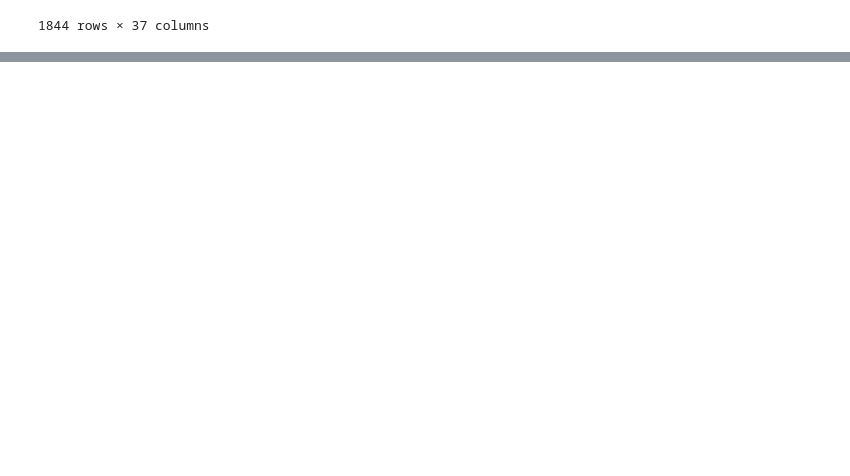
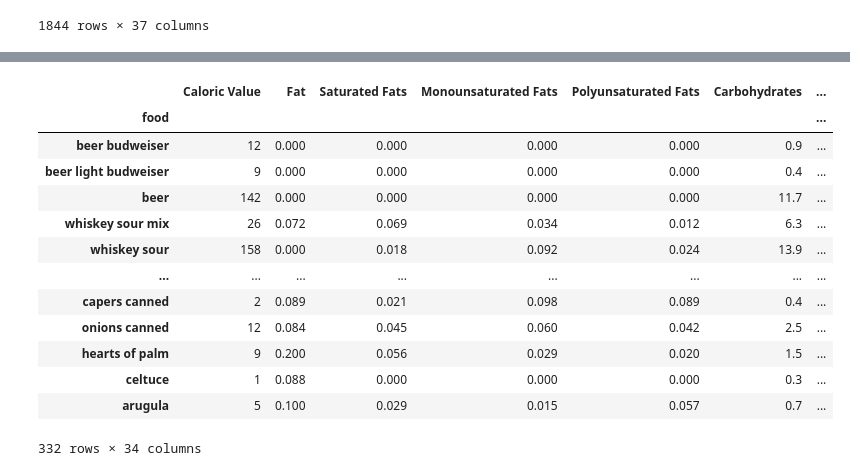
Before and after one commit to Robin-star-lab/Food_Analysis, a Jupyter notebook: FOOD_Analysis.ipynb, the cells around one changed output, grey strips where cells are left out. Saved outputs shown, nothing was run; the diff lists cells and outputs as text; code cells hidden in the pictures; blank space fills up the shorter version.

```diff
--- a/FOOD_Analysis.ipynb
+++ b/FOOD_Analysis.ipynb
@@ -146,0 +368,13 @@ droped_df
+# %%
+def Outlier_detection(column):
+    Q1 = column.quantile(0.25)
+    Q3 = column.quantile(0.75)
+    IQR =Q3 - Q1
+    lower_limit = Q1 - (1.5*IQR)
+    upper_limit = Q3 + (1.5*IQR)
+
+    return column.apply(lambda x: x<lower_limit or x>upper_limit)
+
+Outliers=outlier_df.apply(Outlier_detection)
+
+print (Outliers)
@@ -146,0 +399,19 @@ droped_df
+# %%
+# Droping outliers
+df_cleaned=final_df[~Outliers.any(axis=1)]
+df_cleaned
+# %% [output]
+|  | Caloric Value | Fat | Saturated Fats | Monounsaturated Fats | Polyunsaturated Fats | Carbohydrates | ... |
+| food |  |  |  |  |  |  | ... |
+| beer budweiser | 12 | 0.000 | 0.000 | 0.000 | 0.000 | 0.9 | ... |
+| beer light budweiser | 9 | 0.000 | 0.000 | 0.000 | 0.000 | 0.4 | ... |
+| beer | 142 | 0.000 | 0.000 | 0.000 | 0.000 | 11.7 | ... |
+| whiskey sour mix | 26 | 0.072 | 0.069 | 0.034 | 0.012 | 6.3 | ... |
+| whiskey sour | 158 | 0.000 | 0.018 | 0.092 | 0.024 | 13.9 | ... |
+| ... | ... | ... | ... | ... | ... | ... | ... |
+| capers canned | 2 | 0.089 | 0.021 | 0.098 | 0.089 | 0.4 | ... |
+| onions canned | 12 | 0.084 | 0.045 | 0.060 | 0.042 | 2.5 | ... |
+| hearts of palm | 9 | 0.200 | 0.056 | 0.029 | 0.020 | 1.5 | ... |
+| celtuce | 1 | 0.088 | 0.000 | 0.000 | 0.000 | 0.3 | ... |
+| arugula | 5 | 0.100 | 0.029 | 0.015 | 0.057 | 0.7 | ... |
+332 rows × 34 columns
```
Also changed, not shown: parts of 30 cells of this notebook.
